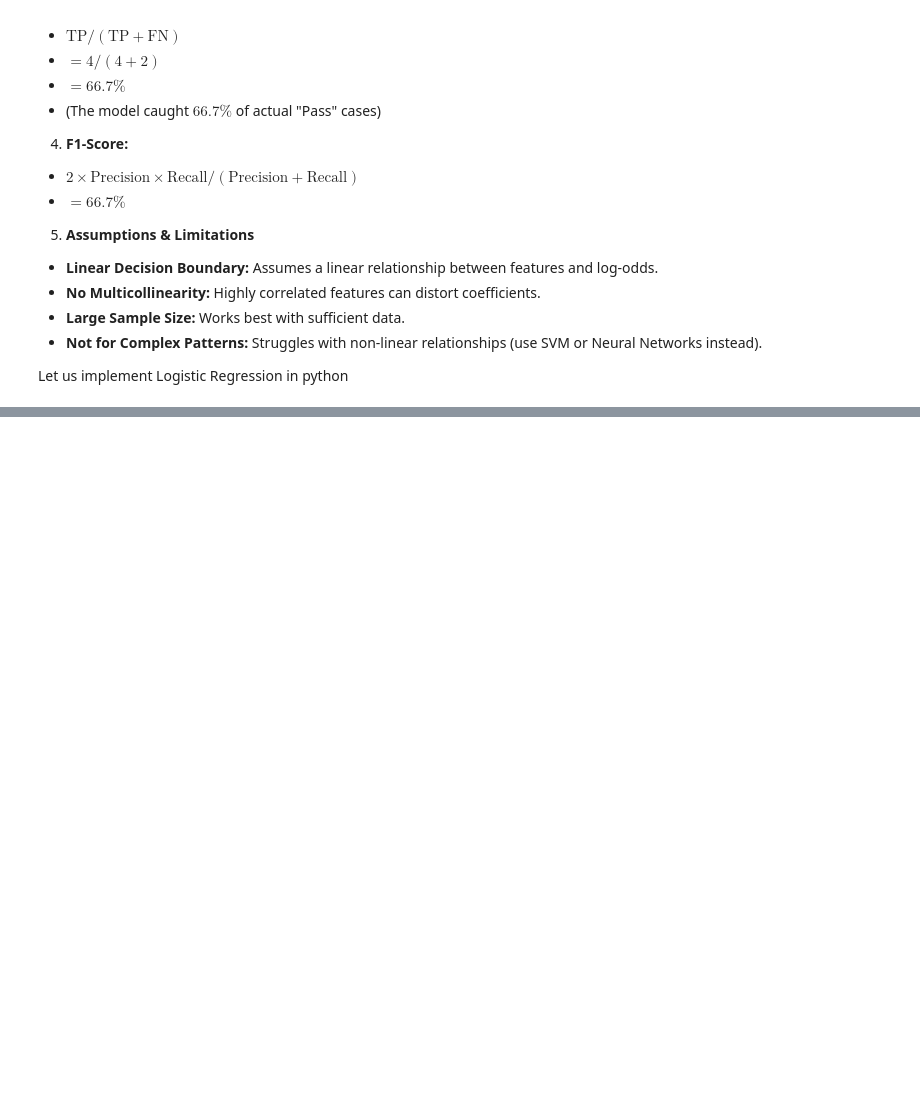
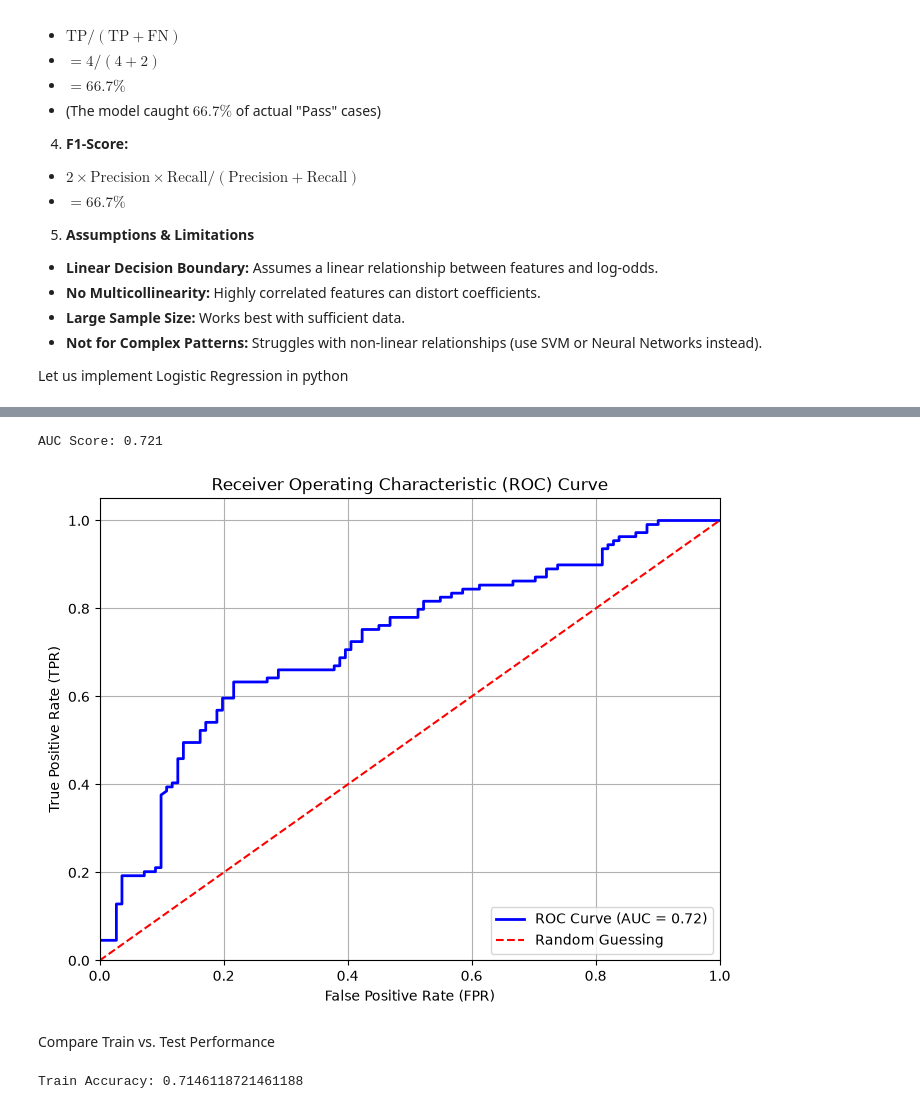
Before and after one commit to abhishekforever3-art/Polyglot-Data-Structures-Algorithms, a Jupyter notebook: js_project/Machine Learning/Logistic_regression_model_ML_model.ipynb, the cells around one changed output, grey strips where cells are left out. Cells and saved outputs as stored; diff of their text form; code cells hidden in the pictures; blank space fills up the shorter version.

```diff
--- a/js_project/Machine Learning/Logistic_regression_model_ML_model.ipynb
+++ b/js_project/Machine Learning/Logistic_regression_model_ML_model.ipynb
@@ -232,0 +313,2 @@ Let us implement Logistic Regression in python
+# %%
+df_cl= df_cl.dropna() # removing all the na values
@@ -232,0 +321,3 @@ Let us implement Logistic Regression in python
+# %%
+x = df_cl.iloc[:,1:]
+y = df_cl.iloc[:,0]
@@ -232,0 +326,5 @@ Let us implement Logistic Regression in python
+# %%
+x_train, x_test, y_train, y_test = train_test_split(x, y, test_size = 0.2, random_state= 42)
+
+print ("Training set shape:", x_train.shape)
+print ("Test set shape:", x_test.shape)
@@ -232,0 +354,5 @@ Let us implement Logistic Regression in python
+# %%
+from sklearn.linear_model import LogisticRegression
+
+classifier = LogisticRegression()
+classifier.fit(x_train, y_train)
@@ -232,0 +418,45 @@ Let us implement Logistic Regression in python
+# %%
+# Import necessary libraries
+from sklearn.metrics import roc_curve, roc_auc_score
+import matplotlib.pyplot as plt
+
+# Get predicted probabilities for the positive class (ATTORNEY = 1)
+y_pred_proba = classifier.predict_proba(x_test)[:, 1]  # Probabilities for class 1
+
+# Calculate ROC curve metrics
+fpr, tpr, thresholds = roc_curve(y_test, y_pred_proba)
+
+# Calculate AUC score
+auc_score = roc_auc_score(y_test, y_pred_proba)
+print(f"AUC Score: {auc_score:.3f}")  # Prints AUC with 3 decimal precision
+
+# Plot ROC Curve
+plt.figure(figsize=(8, 6))
+plt.plot(fpr, tpr, color='blue', lw=2,
+         label=f'ROC Curve (AUC = {auc_score:.2f})')
+plt.plot([0, 1], [0, 1], color='red', linestyle='--', label='Random Guessing')
+
+# Customize plot
+plt.xlim([0.0, 1.0])
+plt.ylim([0.0, 1.05])
+plt.xlabel('False Positive Rate (FPR)')
+plt.ylabel('True Positive Rate (TPR)')
+
+plt.title('Receiver Operating Characteristic (ROC) Curve')
+
+plt.legend(loc="lower right")
+
+plt.grid(True)
+
+# Show plot
+plt.show()
+# %% [output]
+AUC Score: 0.721
+[figure, added]
+# %% [markdown]
+Compare Train vs. Test Performance
+# %%
+y_pred_train = classifier.predict(x_train)
+print("Train Accuracy:", accuracy_score(y_train, y_pred_train))
+# %% [output]
+Train Accuracy: 0.7146118721461188
```
Also changed, not shown: parts of 43 cells of this notebook, 6 other files.
